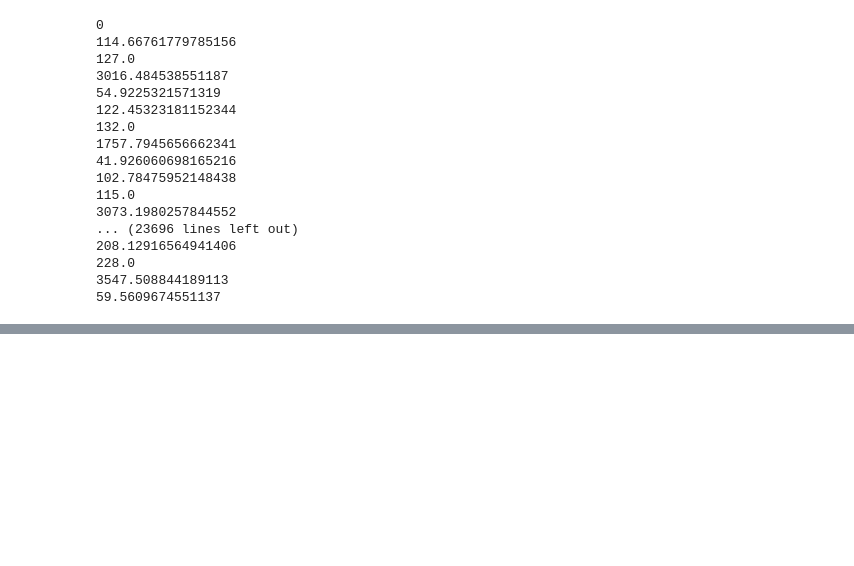
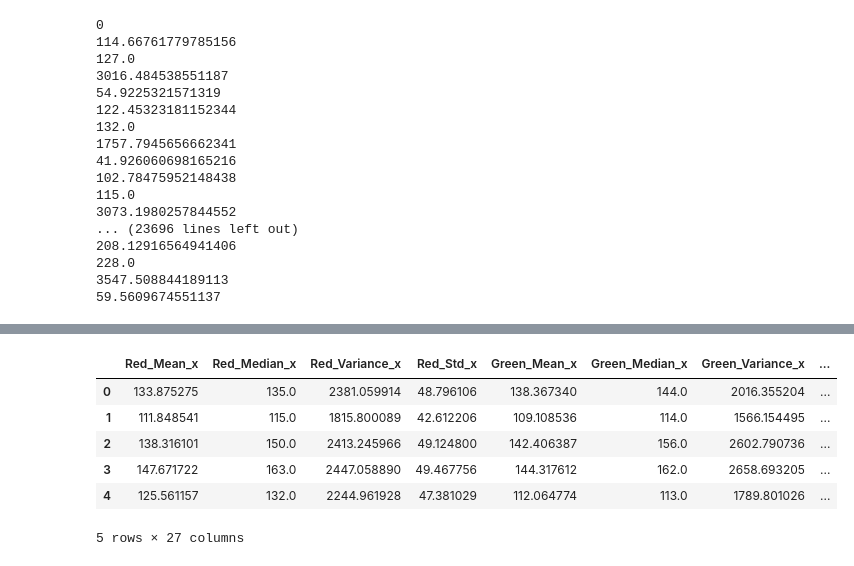
Before and after one commit to arfan64shah/Potato_Disease_DetectionandClassifictaion, a Jupyter notebook: Binary/binary.ipynb, the cells around one changed output, grey strips where cells are left out. Cells and saved outputs as stored; diff of their text form; code cells hidden in the pictures; blank space fills up the shorter version.

Commit message:
Added the merged files containing features for healthy and unhealthy potatoes

```diff
--- a/Binary/binary.ipynb
+++ b/Binary/binary.ipynb
@@ -393,0 +464,12 @@ dataset2.tail()
+# %%
+# read the final merged dataset
+dataset = pd.read_excel('dataset.xlsx')
+dataset.head()
+# %% [output]
+|  | Red_Mean_x | Red_Median_x | Red_Variance_x | Red_Std_x | Green_Mean_x | Green_Median_x | Green_Variance_x | ... |
+| 0 | 133.875275 | 135.0 | 2381.059914 | 48.796106 | 138.367340 | 144.0 | 2016.355204 | ... |
+| 1 | 111.848541 | 115.0 | 1815.800089 | 42.612206 | 109.108536 | 114.0 | 1566.154495 | ... |
+| 2 | 138.316101 | 150.0 | 2413.245966 | 49.124800 | 142.406387 | 156.0 | 2602.790736 | ... |
+| 3 | 147.671722 | 163.0 | 2447.058890 | 49.467756 | 144.317612 | 162.0 | 2658.693205 | ... |
+| 4 | 125.561157 | 132.0 | 2244.961928 | 47.381029 | 112.064774 | 113.0 | 1789.801026 | ... |
+5 rows × 27 columns
```
Also changed, not shown: parts of 5 cells of this notebook, 1 other file.
